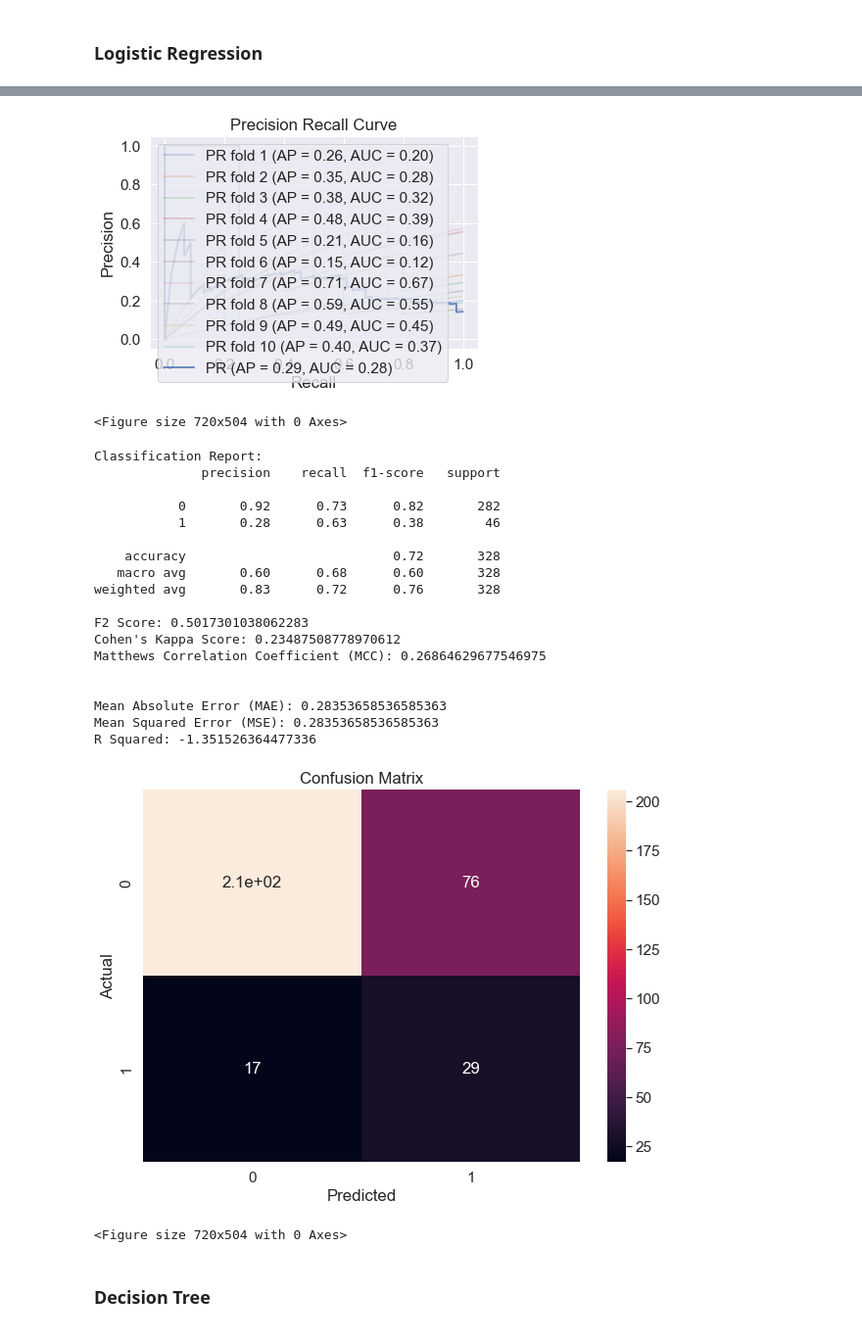
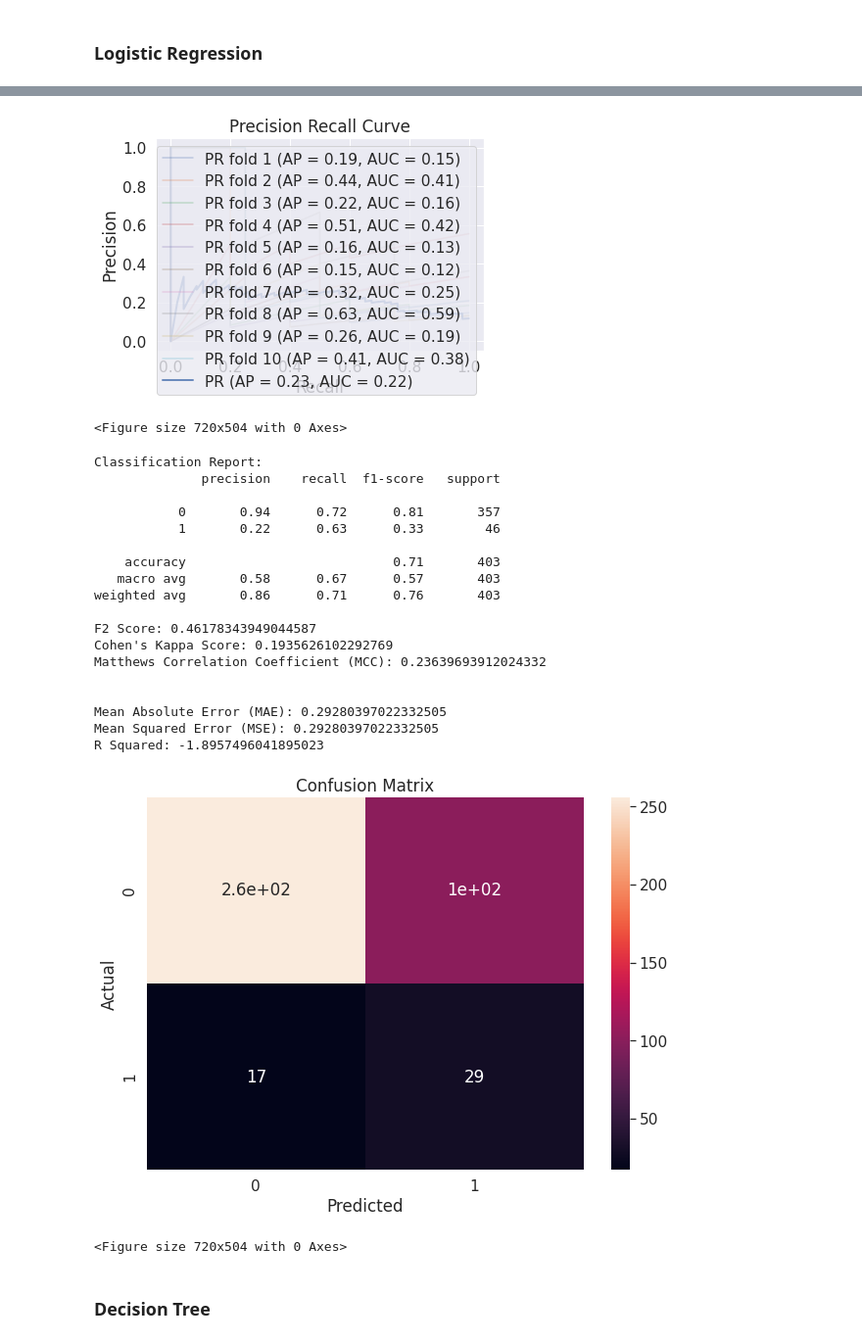
Before and after one commit to Diogogrosario/FEUP-AC, a Jupyter notebook: AC_proj.ipynb, the cells around one changed output, grey strips where cells are left out. Shown at 98% size. Cells and saved outputs as stored; diff of their text form; code cells hidden in the pictures.

Commit message:
Added smote

```diff
--- a/AC_proj.ipynb
+++ b/AC_proj.ipynb
@@ -636,11 +638,12 @@ merge_clients_disp_card
 | 5393 | 13998 | 74 | WOMAN | 1953-08-12 | 13690 | 11382 | OWNER | NaN | NaN | ... |
 5394 rows × 12 columns
 # %%
-merge_clients_disp_card = merge_clients_disp_card.drop(columns=["card_id", "card_type", "card_date"])
+merge_clients_disp_card = merge_clients_disp_card.drop(columns=["card_id", "card_type", "card_date","district_id"])
 # %%
 merge_train = pd.merge(df_loan_train, df_accounts_test, on = 'account_id', how='left')
 merge_train = pd.merge(merge_train, df_districts_test, on = 'district_id',how='left')
 merge_train = pd.merge(merge_train, df_trans_train, on='account_id', how="left")
+merge_train = pd.merge(merge_train, merge_clients_disp_card, on='account_id', how="left")
 # %%
 merge_test = pd.merge(df_loan_test, df_accounts_test, on = 'account_id', how='left')
 merge_test = pd.merge(merge_test, df_districts_test, on = 'district_id',how='left')
@@ -748,3 +756,10 @@ plt.show()
+# %%
+merge_train = pd.read_csv("merge_train.csv")
+
+def smote(train, train_classes):
+    sm = SMOTE()
+    X_res, Y_res = sm.fit_resample(train, train_classes)
+    return X_res,Y_res
 # %% [markdown]
 ## Classification
 # %% [markdown]
@@ -752,13 +767,15 @@ plt.show()
 # %% [markdown]
 #### Stratified Cross Validation
 # %%
-def train_model(model, train, test, fold_no):
+def train_model(model, train, test, fold_no, do_smote):
 
     X_train = train[train.columns.difference(['status'])]
     y_train = train['status']
     X_test = test[test.columns.difference(["status"])]
     y_test = test['status']
 
+    if do_smote:
+        X_train, y_train = smote(X_train,y_train)
     model.fit(X_train, y_train)
     predictions = model.predict(X_test)
     predictions_proba = model.predict_proba(X_test)
@@ -769,7 +786,7 @@ def train_model(model, train, test, fold_no):
                  label='PR fold %d (AP = %0.2f, AUC = %0.2f)' % (fold_no, average_precision_score(y_test, predictions_proba), auc(recall, precision)))
     return (model, X_train, y_train, X_test, y_test, predictions_proba, predictions)
 
-def cross_val(model, df, n_splits):
+def cross_val(model, df, n_splits, do_smote):
     results = []
     target = df['status'].values
     skf = StratifiedKFold(n_splits=n_splits)
@@ -778,7 +795,7 @@ def cross_val(model, df, n_splits):
     for train_index, test_index in skf.split(df, target):
         train = df.iloc[train_index]
         test = df.iloc[test_index]
-        results.append(train_model(model, train, test, fold_no))
+        results.append(train_model(model, train, test, fold_no, do_smote))
         fold_no += 1
 
     y_test_all = []
@@ -875,46 +861,48 @@ print(predictions)
 # %%
-(testing_classes, predictions_proba, predictions) = cross_val(logreg, merge_train, 10)
+logreg = LogisticRegression(class_weight='balanced', max_iter=500000)
+do_smote = True
+(testing_classes, predictions_proba, predictions) = cross_val(logreg, merge_train, 10, do_smote)
 plt.figure()
 plt.show()
 
 print("Classification Report:")
 print(classification_report(testing_classes, predictions))
 
 print("F2 Score: {}".format(fbeta_score(testing_classes, predictions, beta=2)))
 print("Cohen's Kappa Score: {}".format(cohen_kappa_score(testing_classes, predictions)))
 print("Matthews Correlation Coefficient (MCC): {}".format(matthews_corrcoef(testing_classes, predictions)))
 print("\n")
 print('Mean Absolute Error (MAE):', mean_absolute_error(testing_classes, predictions))
 print('Mean Squared Error (MSE):', mean_squared_error(testing_classes, predictions))
 print('R Squared:', r2_score(testing_classes, predictions))
 
 confusion_matrix = pd.crosstab(testing_classes, predictions, rownames=['Actual'], colnames=['Predicted'])
 sb.heatmap(confusion_matrix, annot=True)
 plt.title("Confusion Matrix")
 plt.figure()
 plt.draw()
 # %% [output]
-[figure, old version]
+[figure, new version]
 <Figure size 720x504 with 0 Axes>
 Classification Report:
               precision    recall  f1-score   support
 
-           0       0.92      0.73      0.82       282
-           1       0.28      0.63      0.38        46
+           0       0.94      0.72      0.81       357
+           1       0.22      0.63      0.33        46
 
-    accuracy                           0.72       328
-   macro avg       0.60      0.68      0.60       328
-weighted avg       0.83      0.72      0.76       328
+    accuracy                           0.71       403
+   macro avg       0.58      0.67      0.57       403
+weighted avg       0.86      0.71      0.76       403
 
-F2 Score: 0.5017301038062283
-Cohen's Kappa Score: 0.23487508778970612
-Matthews Correlation Coefficient (MCC): 0.26864629677546975
+F2 Score: 0.46178343949044587
+Cohen's Kappa Score: 0.1935626102292769
+Matthews Correlation Coefficient (MCC): 0.23639693912024332
 
 
-Mean Absolute Error (MAE): 0.28353658536585363
-Mean Squared Error (MSE): 0.28353658536585363
-R Squared: -1.351526364477336
+Mean Absolute Error (MAE): 0.29280397022332505
+Mean Squared Error (MSE): 0.29280397022332505
+R Squared: -1.8957496041895023
-[figure, old version]
+[figure, new version]
 <Figure size 720x504 with 0 Axes>
 # %% [markdown]
 ### Decision Tree
```
Also changed, not shown: parts of 18 cells of this notebook, 2 other files.
